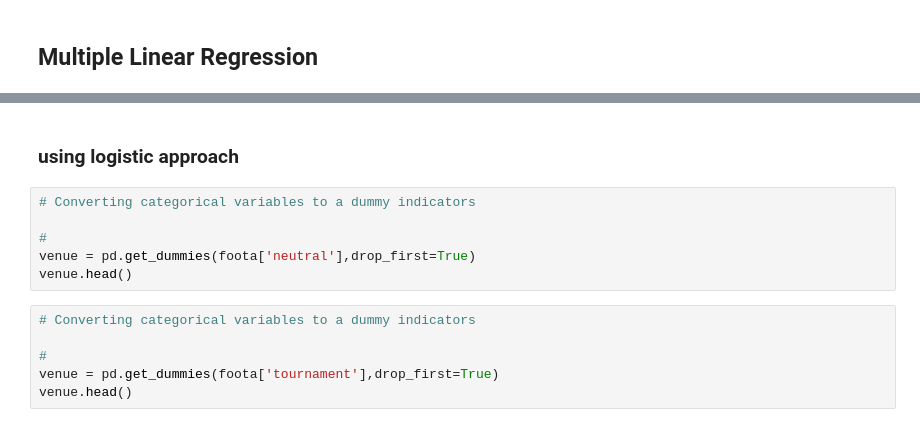
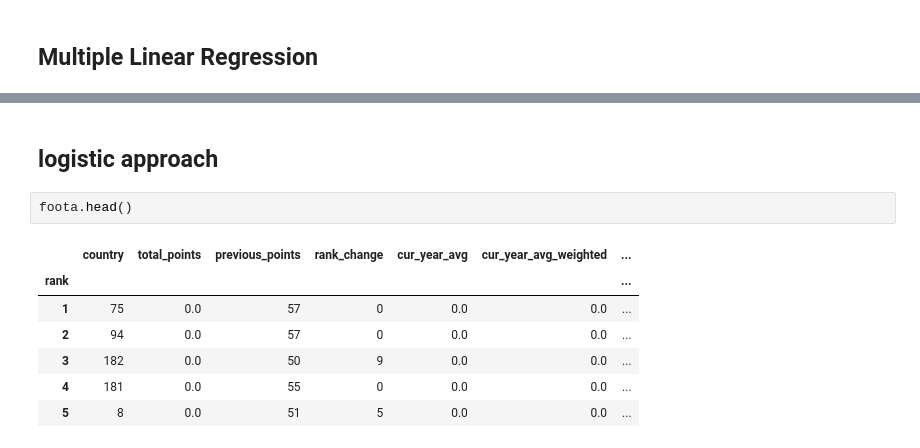
Before and after one commit to whiteroserobot/Mchezopesa-Ltd-football-prediction, a Jupyter notebook: ipweek 6.ipynb, the cells around one changed output, grey strips where cells are left out. Saved outputs shown, nothing was run; the diff lists cells and outputs as text.

```diff
--- a/ipweek 6.ipynb
+++ b/ipweek 6.ipynb
@@ -802,14 +971,12 @@ the variances are homogeneous!
 # %% [markdown]
-### using logistic approach
+## logistic approach
-# %%
-# Converting categorical variables to a dummy indicators
-
-#
-venue = pd.get_dummies(foota['neutral'],drop_first=True)
-venue.head()
-# %%
-# Converting categorical variables to a dummy indicators
-
-#
-venue = pd.get_dummies(foota['tournament'],drop_first=True)
-venue.head()
+# %%
+foota.head()
+# %% [output]
+|  | country | total_points | previous_points | rank_change | cur_year_avg | cur_year_avg_weighted | ... |
+| rank |  |  |  |  |  |  | ... |
+| 1 | 75 | 0.0 | 57 | 0 | 0.0 | 0.0 | ... |
+| 2 | 94 | 0.0 | 57 | 0 | 0.0 | 0.0 | ... |
+| 3 | 182 | 0.0 | 50 | 9 | 0.0 | 0.0 | ... |
+| 4 | 181 | 0.0 | 55 | 0 | 0.0 | 0.0 | ... |
+| 5 | 8 | 0.0 | 51 | 5 | 0.0 | 0.0 | ... |
```
Also changed, not shown: parts of 24 cells of this notebook.
